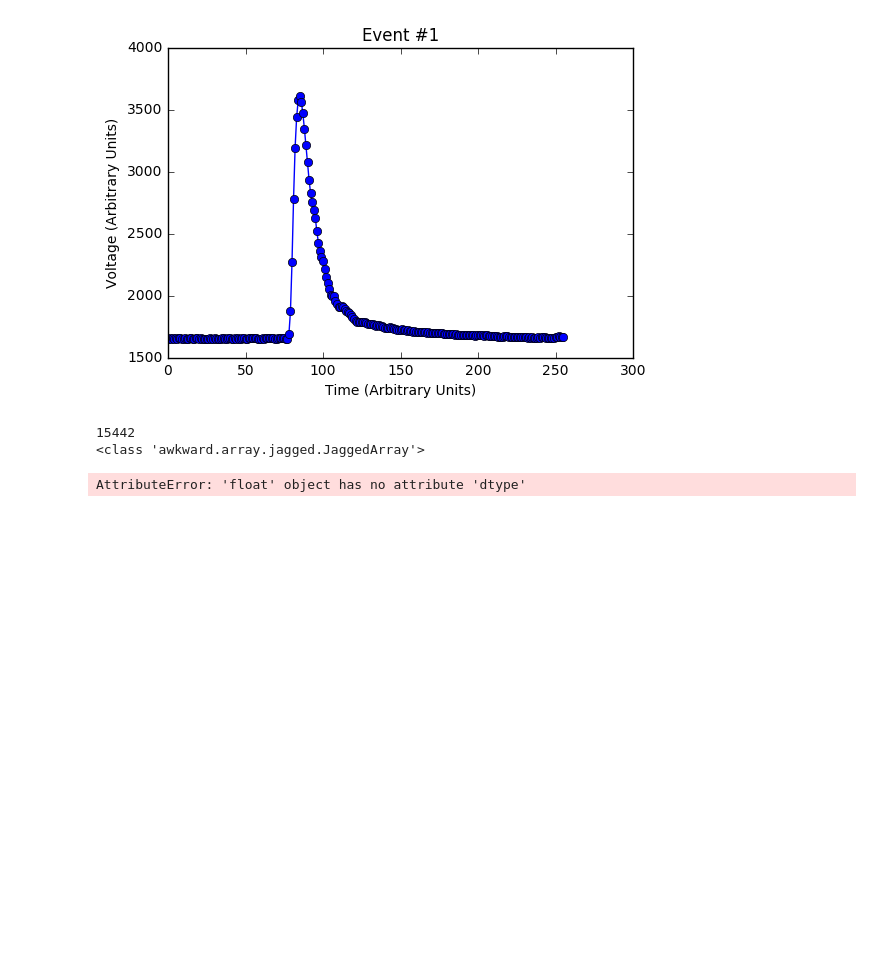
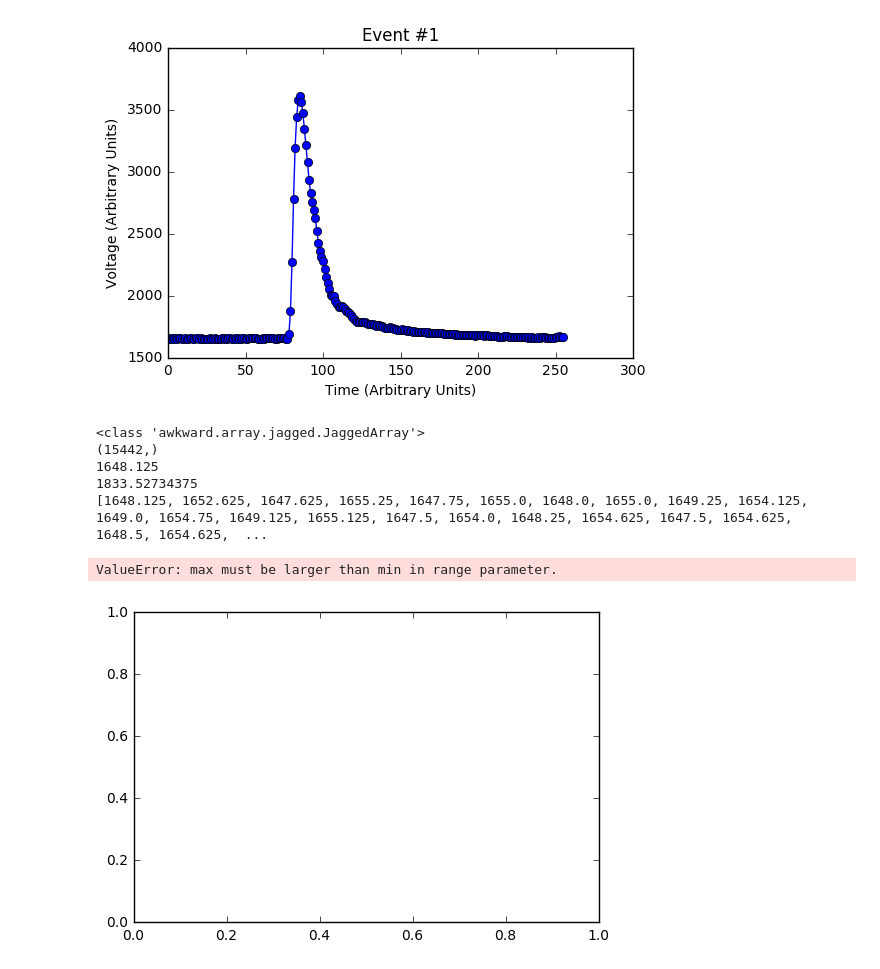
Before and after one commit to det-lab/xia, a Jupyter notebook: src/xia_analysis_awkward.ipynb, the cells around one changed output. Cells and saved outputs as stored; diff of their text form; code cells hidden in the pictures; blank space fills up the shorter version.

Commit message:
access traces with [:]

```diff
--- a/src/xia_analysis_awkward.ipynb
+++ b/src/xia_analysis_awkward.ipynb
@@ -128,35 +128,56 @@ def process_pulse(pulse):
 # %%
 # these are indices, currently unused
 SoQ0 = 10
 LoQ0 = 20
 SoQ1 = 100
 LoQ1 = 5
 
 # this works nicely:
 channels["traces"].max()
 
 #print(numpy.size(channels["traces"][1:2]))
 #print(type(channels["traces"]))
 
 # this has trouble with the numpy.average call in get_baseline:
-base_arr = channels["traces"].apply(get_baseline)
+#base_arr = channels["traces"].apply(get_baseline)
 
+#traces = channels["traces"].flatten().reshape(-1, len(channels["traces"][0]))
+traces = channels["traces"][:]
+print(type(traces))
+print(numpy.shape(traces))
+print(get_baseline(traces[0]))
+print(numpy.average(traces[0]))
+#base_arr = get_baseline(traces)
+#print (base_arr)
+
+
+base_arr = []
+
+for trace in traces:
+    base_arr.append(get_baseline(trace))
+
+print(base_arr)
+plt.hist(base_arr)
 #ampl_arr, integral_arr = process_pulse(channels["traces"])
 
 # get the amplitudes and integrals for each event
 #ampl_arr = np.zeros(np.size(pixie_data.events[:-1]))
 #integral_arr = np.zeros(np.size(pixie_data.events[:-1]))
 #for idx, event in enumerate(pixie_data.events[:-1]):
 #    pulse = event.data
 #
 #    ampl, integral = process_pulse(pulse)
 #
 #    ampl_arr[idx] = ampl
 #    integral_arr[idx] = integral
 # %% [output]
-15442
 <class 'awkward.array.jagged.JaggedArray'>
+(15442,)
+1648.125
+1833.52734375
+[1648.125, 1652.625, 1647.625, 1655.25, 1647.75, 1655.0, 1648.0, 1655.0, 1649.25, 1654.125, 1649.0, 1654.75, 1649.125, 1655.125, 1647.5, 1654.0, 1648.25, 1654.625, 1647.5, 1654.625, 1648.5, 1654.625,  ...
-AttributeError: 'float' object has no attribute 'dtype'
+ValueError: max must be larger than min in range parameter.
+[figure, added]
 # %%
 plt.scatter(ampl_arr, integral_arr, marker='.', alpha=0.2)
 # %% [output]
```
Also changed, not shown: parts of 3 cells of this notebook.
